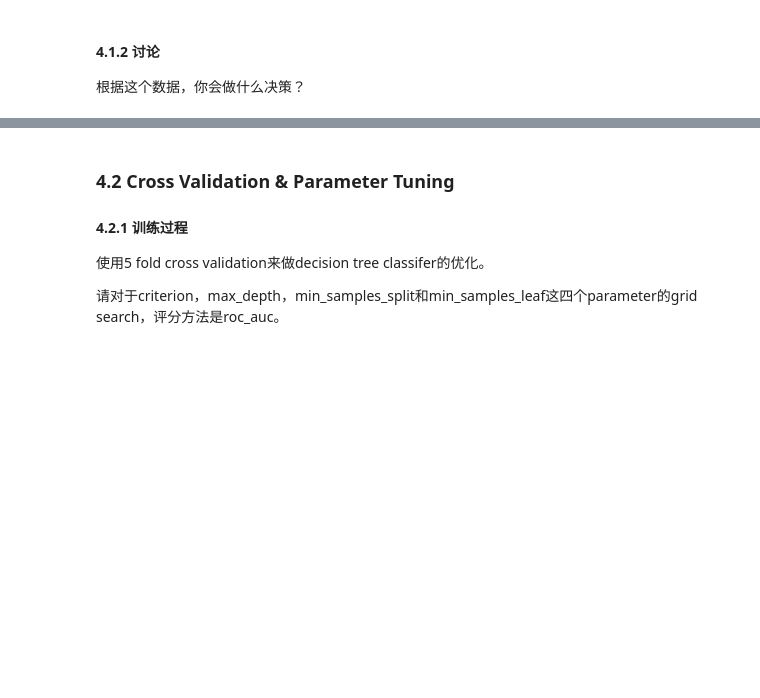
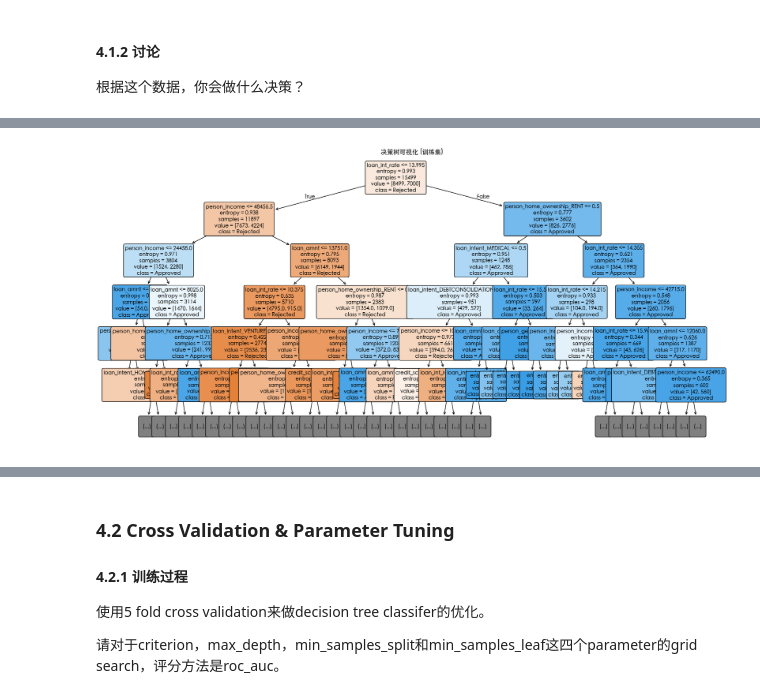
Before and after one commit to junchenfeng/generation_ai, a Jupyter notebook: genAI2025/lab_2_loan_prediction.ipynb, the cells around one changed output, grey strips where cells are left out. Drawn from its saved outputs; the diff is of its cells as text; code cells hidden in the pictures; blank space fills up the shorter version.

```diff
--- a/genAI2025/lab_2_loan_prediction.ipynb
+++ b/genAI2025/lab_2_loan_prediction.ipynb
@@ -514,0 +777,14 @@ plt.show()
+# %%
+    # 6. Visualize the Decision Tree
+plt.figure(figsize=(20,10)) #可以调整图像大小以获得更好的可读性
+plot_tree(best_dt_classifier,
+            feature_names=X_train.columns.tolist(), # 特征名称
+            class_names=['Rejected', 'Approved'], # 类别名称，请根据您的目标变量实际含义调整
+            filled=True,
+            rounded=True,
+            fontsize=10,
+            max_depth=5) # 可以设置最大深度以简化可视化，如果树很大
+plt.title("决策树可视化 (训练集)")
+plt.show()
+# %% [output]
+[figure, added]
```
Also changed, not shown: parts of 12 cells of this notebook, 3 other files.
